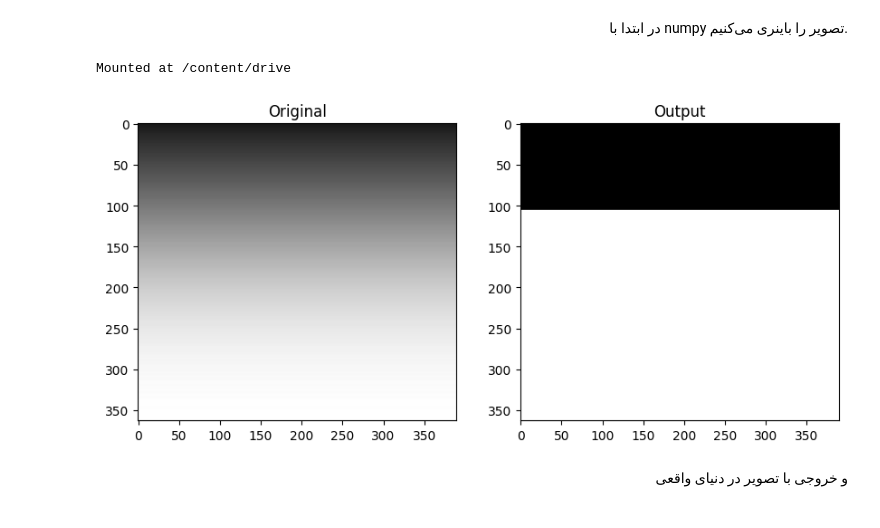
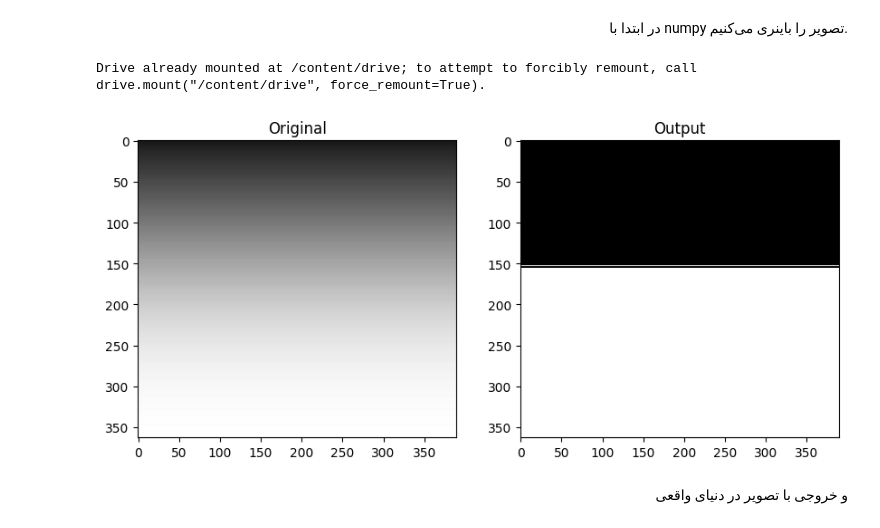
Before and after one commit to mahdieslaminet/Machine_Vision_Colab_Based, a Jupyter notebook: 19-Thresholding-and-binarization.ipynb, the cells around one changed output. Drawn from its saved outputs; the diff is of its cells as text; code cells hidden in the pictures.

```diff
--- a/19-Thresholding-and-binarization.ipynb
+++ b/19-Thresholding-and-binarization.ipynb
@@ -7,33 +7,33 @@
 # %%
 import cv2
 import numpy as np
 import matplotlib.pyplot as plt
 
 from google.colab import drive
 import os
 
 # اتصال به Google Drive
 drive.mount('/content/drive')
 
 # مسیر فایل ورودی (لطفاً مسیر دقیق را جایگزین کنید)
 image_path = '/content/drive/My Drive/images/gradient.jpg'
 
 
 
 # Load our image as greyscale
 image = cv2.imread(image_path)
 
 new_image = np.copy(image)
-new_image[new_image <  127] = 0
-new_image[new_image >= 127] = 255
+new_image[new_image <  170] = 0
+new_image[new_image >= 170] = 255
 
 
 plt.figure(figsize=[10,5])
 plt.subplot(121);plt.imshow(image, cmap='gray');plt.title("Original");
 plt.subplot(122);plt.imshow(new_image, cmap='gray');plt.title("Output");
 # %% [output]
-Mounted at /content/drive
+Drive already mounted at /content/drive; to attempt to forcibly remount, call drive.mount("/content/drive", force_remount=True).
-[figure, old version]
+[figure, new version]
 # %% [markdown]
 <div style="direction:rtl;text-align:right;font-family:Tahoma">
 و خروجی با تصویر در دنیای واقعی</div>
```
Also changed, not shown: parts of 5 cells of this notebook.
